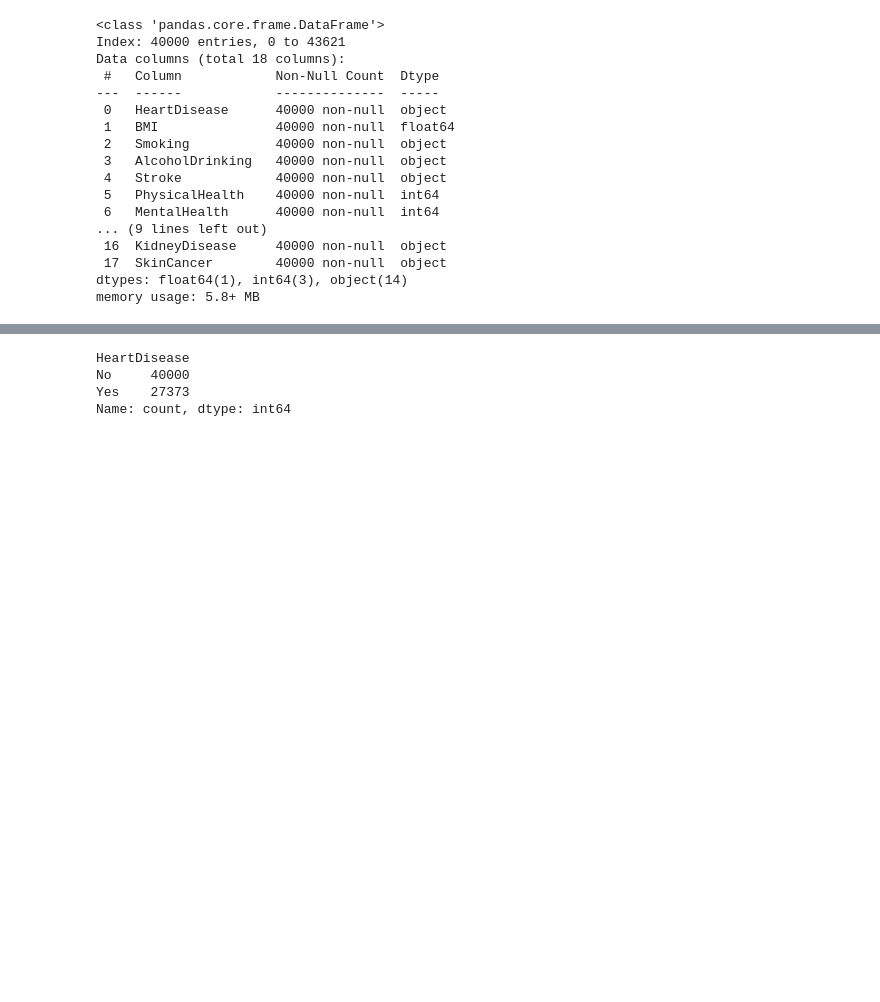
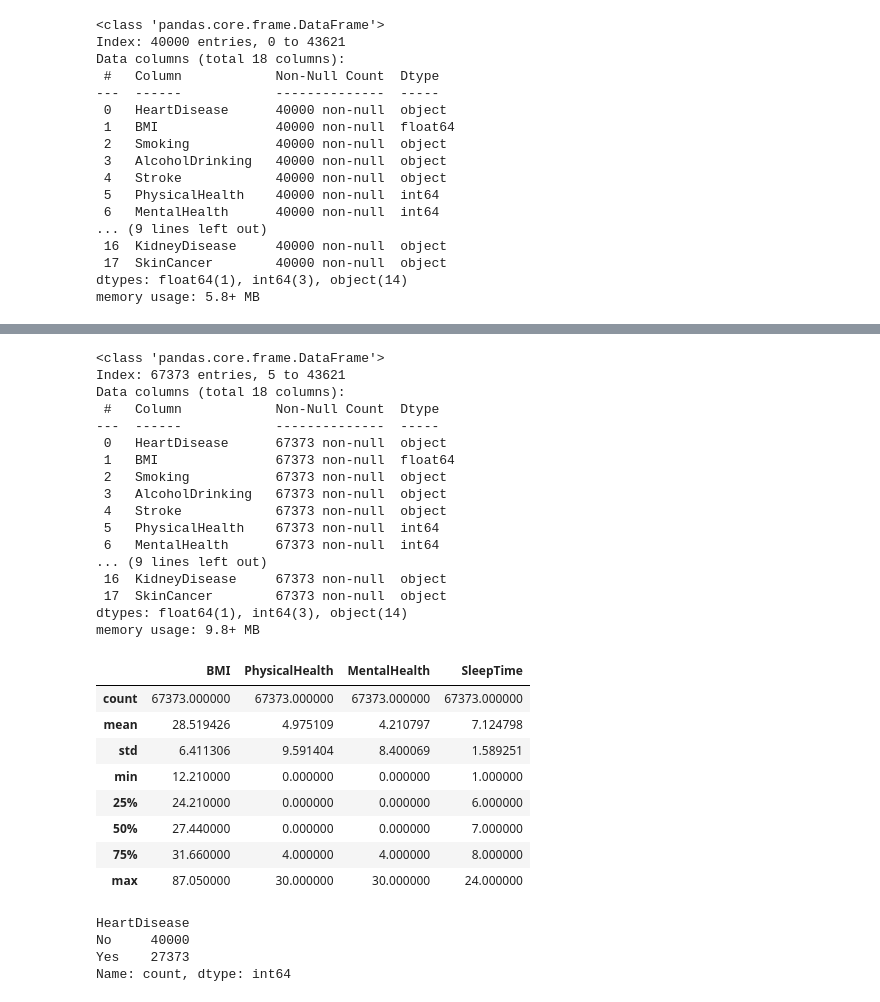
Before and after one commit to saifsame7/Health-Care-predictive-model, a Jupyter notebook: project_notebook_template.ipynb, the cells around one changed output, grey strips where cells are left out. Saved outputs shown, nothing was run; the diff lists cells and outputs as text; code cells hidden in the pictures; blank space fills up the shorter version.

```diff
--- a/project_notebook_template.ipynb
+++ b/project_notebook_template.ipynb
@@ -121,3 +185,33 @@ memory usage: 9.8+ MB
+# %%
+full_data.info()
+full_data.describe()
+# %% [output]
+<class 'pandas.core.frame.DataFrame'>
+Index: 67373 entries, 5 to 43621
+Data columns (total 18 columns):
+ #   Column            Non-Null Count  Dtype
+---  ------            --------------  -----
+ 0   HeartDisease      67373 non-null  object
+ 1   BMI               67373 non-null  float64
+ 2   Smoking           67373 non-null  object
+ 3   AlcoholDrinking   67373 non-null  object
+ 4   Stroke            67373 non-null  object
+ 5   PhysicalHealth    67373 non-null  int64
+ 6   MentalHealth      67373 non-null  int64
+... (9 lines left out)
+ 16  KidneyDisease     67373 non-null  object
+ 17  SkinCancer        67373 non-null  object
+dtypes: float64(1), int64(3), object(14)
+memory usage: 9.8+ MB
+|  | BMI | PhysicalHealth | MentalHealth | SleepTime |
+| count | 67373.000000 | 67373.000000 | 67373.000000 | 67373.000000 |
+| mean | 28.519426 | 4.975109 | 4.210797 | 7.124798 |
+| std | 6.411306 | 9.591404 | 8.400069 | 1.589251 |
+| min | 12.210000 | 0.000000 | 0.000000 | 1.000000 |
+| 25% | 24.210000 | 0.000000 | 0.000000 | 6.000000 |
+| 50% | 27.440000 | 0.000000 | 0.000000 | 7.000000 |
+| 75% | 31.660000 | 4.000000 | 4.000000 | 8.000000 |
+| max | 87.050000 | 30.000000 | 30.000000 | 24.000000 |
 # %%
 full_data['HeartDisease'].value_counts()
 # %% [output]
```
Also changed, not shown: parts of 15 cells of this notebook.
